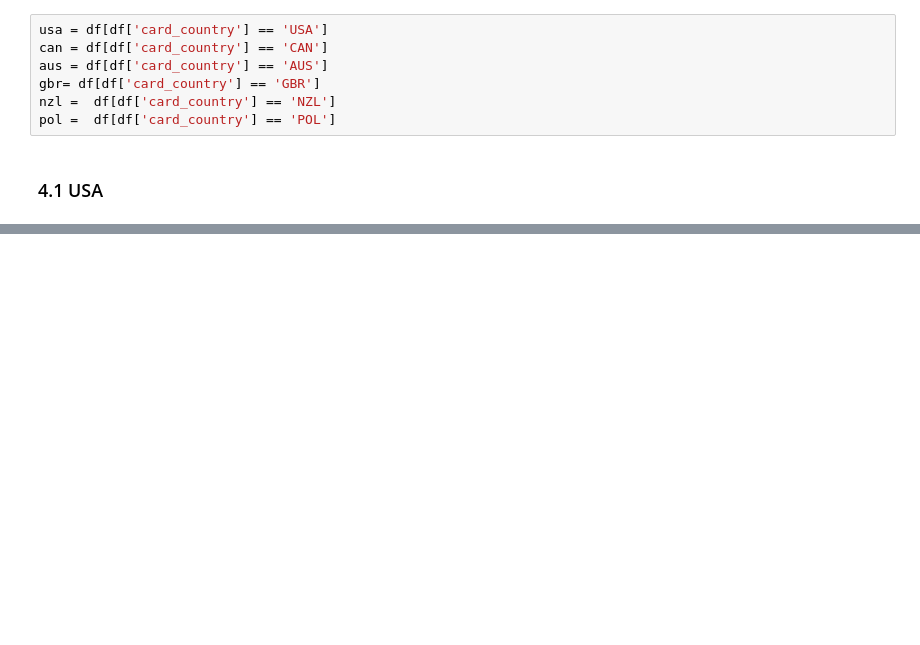
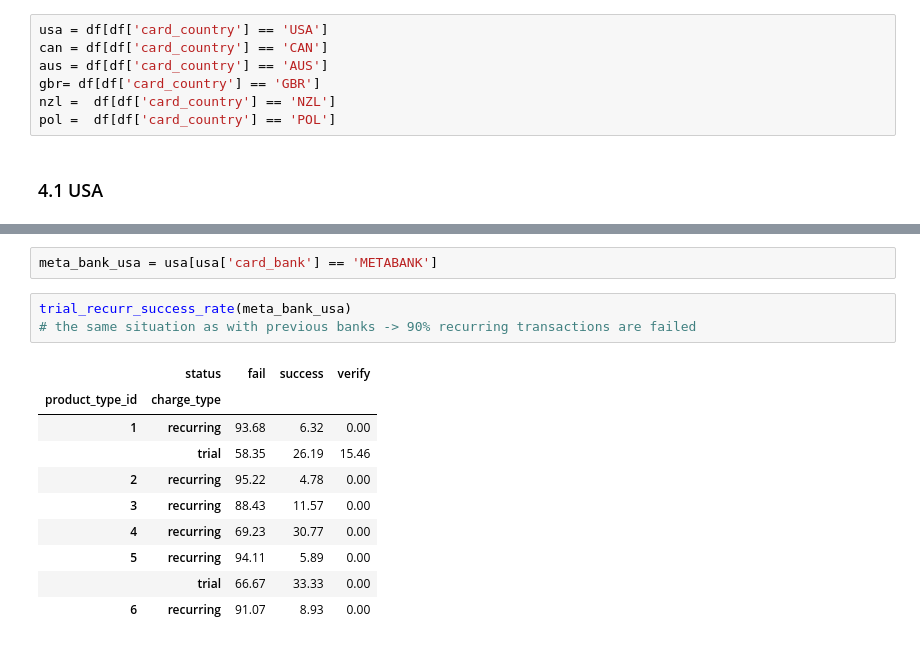
Before and after one commit to darynka-h/-transaction_eda, a Jupyter notebook: appflame_test/transaction_eda.ipynb, the cells around one changed output, grey strips where cells are left out. Cells and saved outputs as stored; diff of their text form; blank space fills up the shorter version.

```diff
--- a/appflame_test/transaction_eda.ipynb
+++ b/appflame_test/transaction_eda.ipynb
@@ -493,0 +500,16 @@ The most subscribed product in non Europe countries 1 (count: 4266)
+# %%
+meta_bank_usa = usa[usa['card_bank'] == 'METABANK']
+# %%
+trial_recurr_success_rate(meta_bank_usa)
+# the same situation as with previous banks -> 90% recurring transactions are failed
+# %% [output]
+|  | status | fail | success | verify |
+| product_type_id | charge_type |  |  |  |
+| 1 | recurring | 93.68 | 6.32 | 0.00 |
+|  | trial | 58.35 | 26.19 | 15.46 |
+| 2 | recurring | 95.22 | 4.78 | 0.00 |
+| 3 | recurring | 88.43 | 11.57 | 0.00 |
+| 4 | recurring | 69.23 | 30.77 | 0.00 |
+| 5 | recurring | 94.11 | 5.89 | 0.00 |
+|  | trial | 66.67 | 33.33 | 0.00 |
+| 6 | recurring | 91.07 | 8.93 | 0.00 |
```
Also changed, not shown: parts of 22 cells of this notebook.
